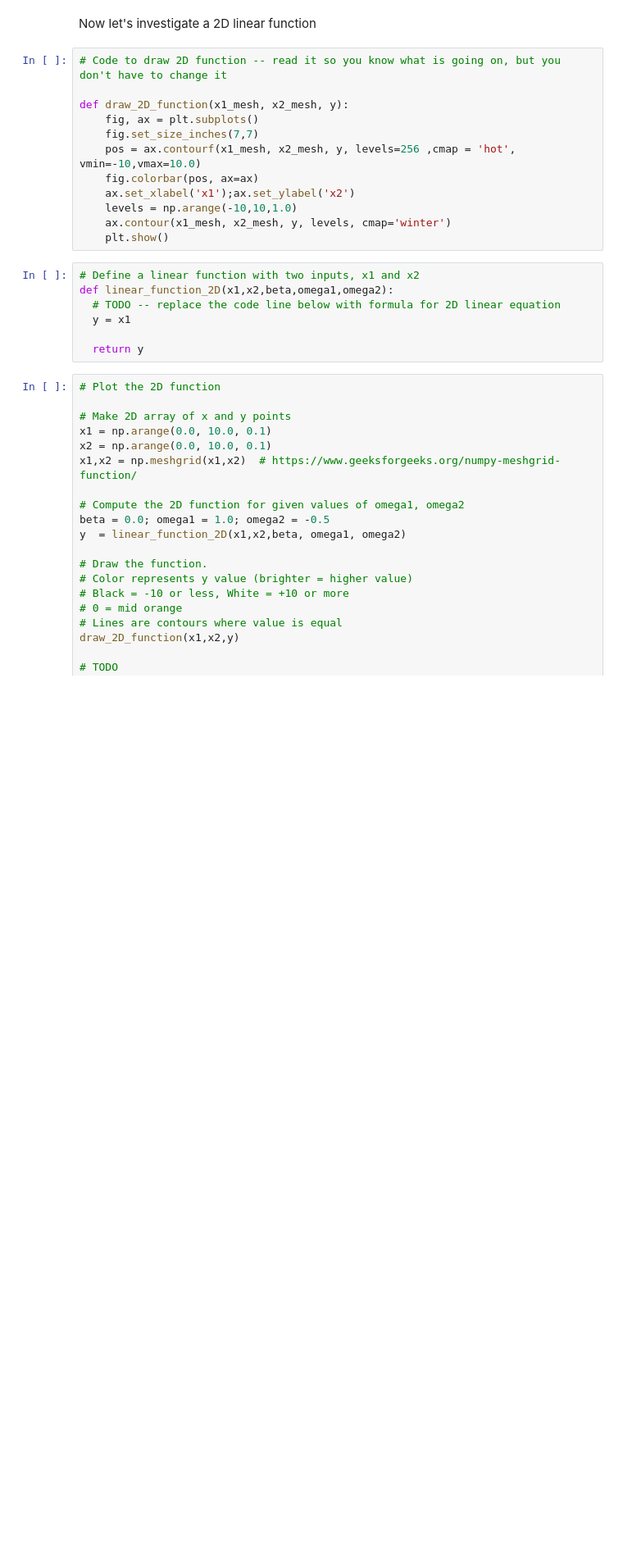
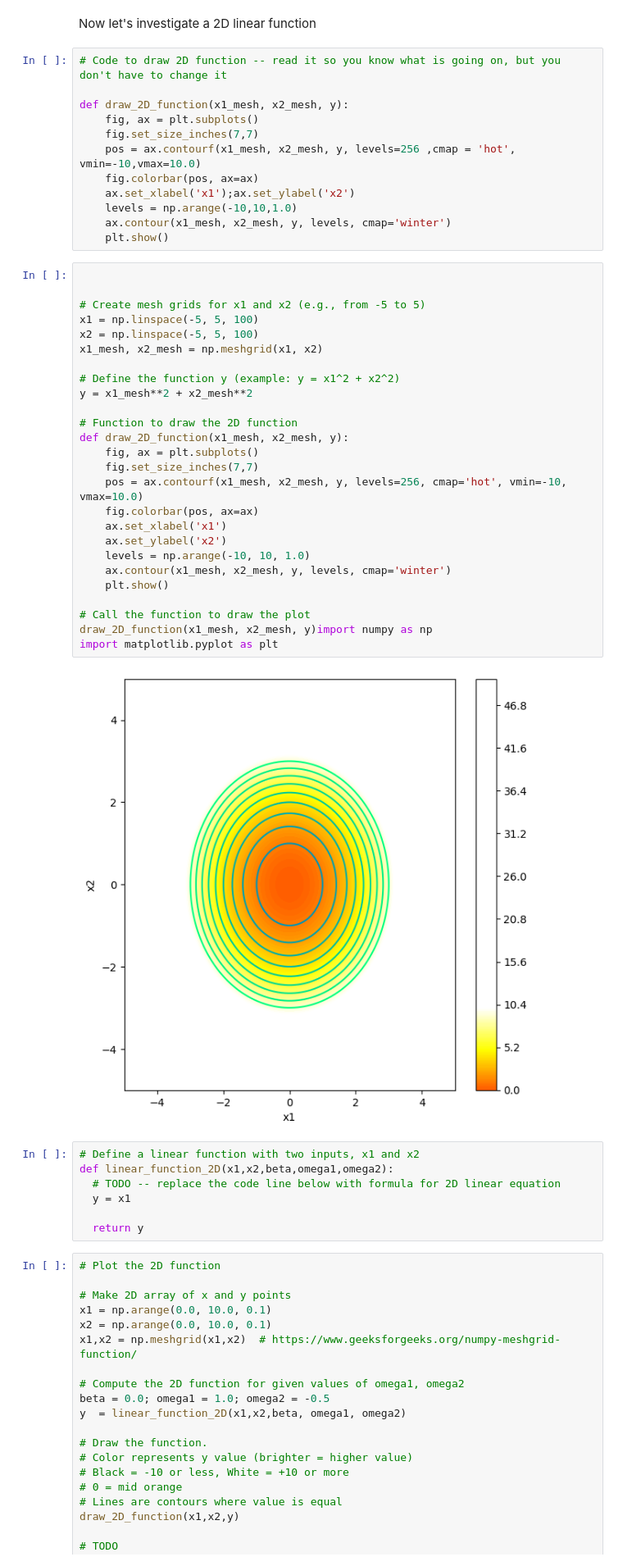
Before and after one commit to Emmanuel-Rono/Machine-Learning-Practices, a Jupyter notebook: 1_1_BackgroundMathematics.ipynb, the cells around one changed output. Shown at 82% size. Saved outputs shown, nothing was run; the diff lists cells and outputs as text; blank space fills up the shorter version.

```diff
--- a/1_1_BackgroundMathematics.ipynb
+++ b/1_1_BackgroundMathematics.ipynb
@@ -76,6 +76,34 @@ def draw_2D_function(x1_mesh, x2_mesh, y):
     levels = np.arange(-10,10,1.0)
     ax.contour(x1_mesh, x2_mesh, y, levels, cmap='winter')
     plt.show()
+# %%
+
+
+# Create mesh grids for x1 and x2 (e.g., from -5 to 5)
+x1 = np.linspace(-5, 5, 100)
+x2 = np.linspace(-5, 5, 100)
+x1_mesh, x2_mesh = np.meshgrid(x1, x2)
+
+# Define the function y (example: y = x1^2 + x2^2)
+y = x1_mesh**2 + x2_mesh**2
+
+# Function to draw the 2D function
+def draw_2D_function(x1_mesh, x2_mesh, y):
+    fig, ax = plt.subplots()
+    fig.set_size_inches(7,7)
+    pos = ax.contourf(x1_mesh, x2_mesh, y, levels=256, cmap='hot', vmin=-10, vmax=10.0)
+    fig.colorbar(pos, ax=ax)
+    ax.set_xlabel('x1')
+    ax.set_ylabel('x2')
+    levels = np.arange(-10, 10, 1.0)
+    ax.contour(x1_mesh, x2_mesh, y, levels, cmap='winter')
+    plt.show()
+
+# Call the function to draw the plot
+draw_2D_function(x1_mesh, x2_mesh, y)import numpy as np
+import matplotlib.pyplot as plt
+# %% [output]
+[figure, added]
 # %%
 # Define a linear function with two inputs, x1 and x2
 def linear_function_2D(x1,x2,beta,omega1,omega2):
```
Also changed, not shown: parts of 1 cell of this notebook.
